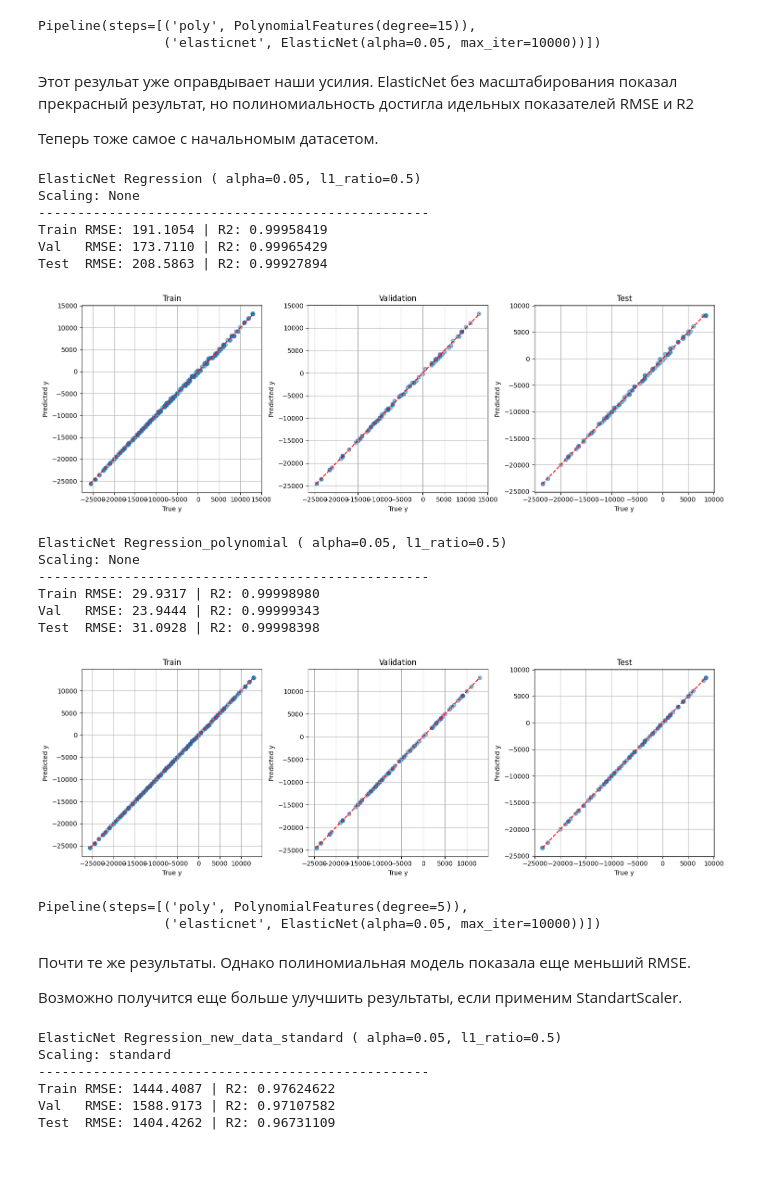
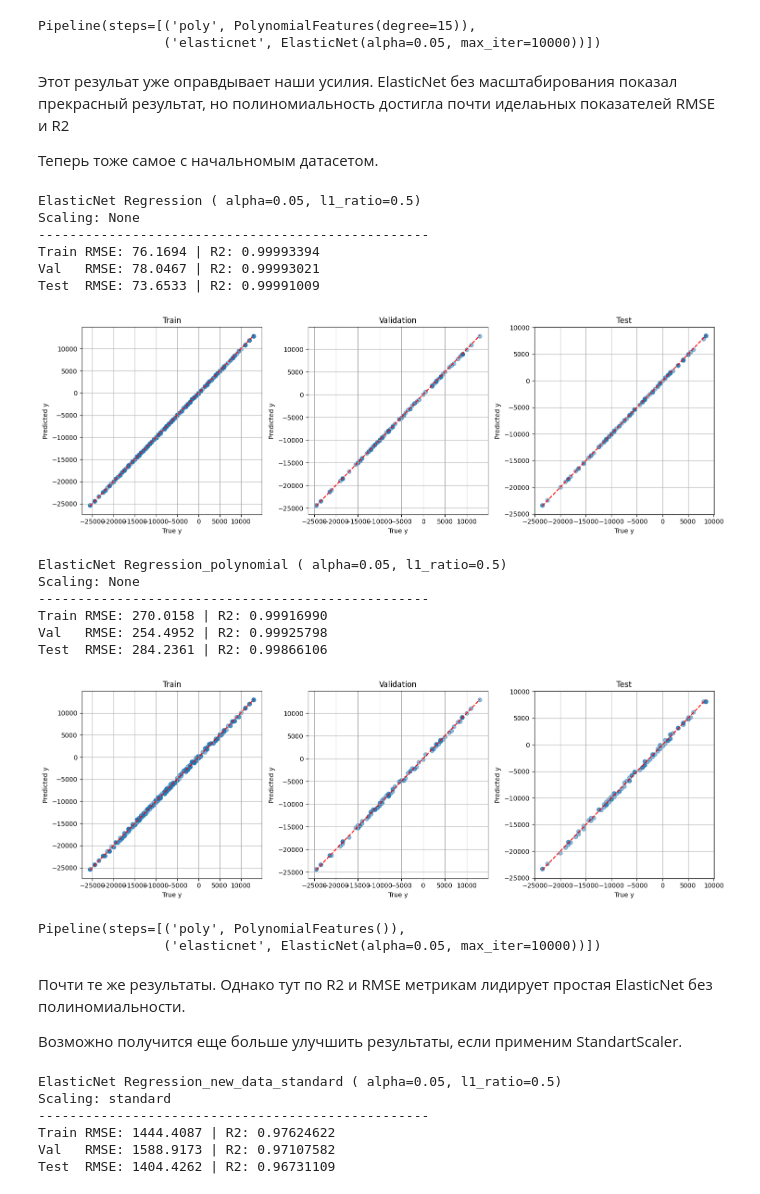
Before and after one commit to KorolevskiiKorol/Ml, a Jupyter notebook: Lab_1/Lab_1_st.ipynb, the cells around one changed output. Cells and saved outputs as stored; diff of their text form; code cells hidden in the pictures; blank space fills up the shorter version.

```diff
--- a/Lab_1/Lab_1_st.ipynb
+++ b/Lab_1/Lab_1_st.ipynb
@@ -273,3 +269,10 @@ X_train, X_val, y_train, y_val = train_test_split(X_temp, y_temp, test_size=0.25
+# %%
+x_old = c_df.drop(columns=["profit", "markup_per_depth", "depth_per_markup", "markup_x_depth", "markup_squared", "depth_squared"])
+y = c_df["profit"]
+
+X_temp, X_test, y_temp, y_test = train_test_split(x_old, y, test_size=0.2, random_state=42)
+
+X_train, X_val, y_train, y_val = train_test_split(X_temp, y_temp, test_size=0.25, random_state=42)
 # %% [markdown]
 Далее идет импорт заранее подготовленного класса ElasticNetModelLab1.
 
@@ -358,33 +361,33 @@ Test  RMSE: 35.5868 | R2: 0.99997901
 Pipeline(steps=[('poly', PolynomialFeatures(degree=15)),
                 ('elasticnet', ElasticNet(alpha=0.05, max_iter=10000))])
 # %% [markdown]
-Этот резульат уже оправдывает наши усилия. ElasticNet без масштабирования показал прекрасный результат, но полиномиальность достигла идельных показателей RMSE и R2
+Этот резульат уже оправдывает наши усилия. ElasticNet без масштабирования показал прекрасный результат, но полиномиальность достигла почти иделаьных показателей RMSE и R2
 
 Теперь тоже самое с начальномым датасетом.
 # %%
 elastic_model = ElasticNetModelLab1(name="ElasticNet Regression ( alpha=0.05, l1_ratio=0.5)", X_train=X_train, y_train=y_train, X_val=X_val, y_val=y_val, X_test=X_test, y_test=y_test)
 elastic_model.learn()
-elastic_model_pl = ElasticNetModelLab1(name="ElasticNet Regression_polynomial ( alpha=0.05, l1_ratio=0.5)", X_train=X_train, y_train=y_train, X_val=X_val, y_val=y_val, X_test=X_test, y_test=y_test, degree=5)
+elastic_model_pl = ElasticNetModelLab1(name="ElasticNet Regression_polynomial ( alpha=0.05, l1_ratio=0.5)", X_train=X_train, y_train=y_train, X_val=X_val, y_val=y_val, X_test=X_test, y_test=y_test, degree=2)
 elastic_model_pl.learn()
 # %% [output]
 ElasticNet Regression ( alpha=0.05, l1_ratio=0.5)
 Scaling: None
 --------------------------------------------------
-Train RMSE: 191.1054 | R2: 0.99958419
-Val   RMSE: 173.7110 | R2: 0.99965429
-Test  RMSE: 208.5863 | R2: 0.99927894
+Train RMSE: 76.1694 | R2: 0.99993394
+Val   RMSE: 78.0467 | R2: 0.99993021
+Test  RMSE: 73.6533 | R2: 0.99991009
-[figure, old version]
+[figure, new version]
 ElasticNet Regression_polynomial ( alpha=0.05, l1_ratio=0.5)
 Scaling: None
 --------------------------------------------------
-Train RMSE: 29.9317 | R2: 0.99998980
-Val   RMSE: 23.9444 | R2: 0.99999343
-Test  RMSE: 31.0928 | R2: 0.99998398
+Train RMSE: 270.0158 | R2: 0.99916990
+Val   RMSE: 254.4952 | R2: 0.99925798
+Test  RMSE: 284.2361 | R2: 0.99866106
 [figure]
-Pipeline(steps=[('poly', PolynomialFeatures(degree=5)),
+Pipeline(steps=[('poly', PolynomialFeatures()),
                 ('elasticnet', ElasticNet(alpha=0.05, max_iter=10000))])
 # %% [markdown]
-Почти те же результаты. Однако полиномиальная модель показала еще меньший RMSE.
+Почти те же результаты. Однако тут по R2 и RMSE метрикам лидирует простая ElasticNet без полиномиальности.
 
 Возможно получится еще больше улучшить результаты, если применим StandartScaler.
 # %%
```
Also changed, not shown: parts of 21 cells of this notebook.
